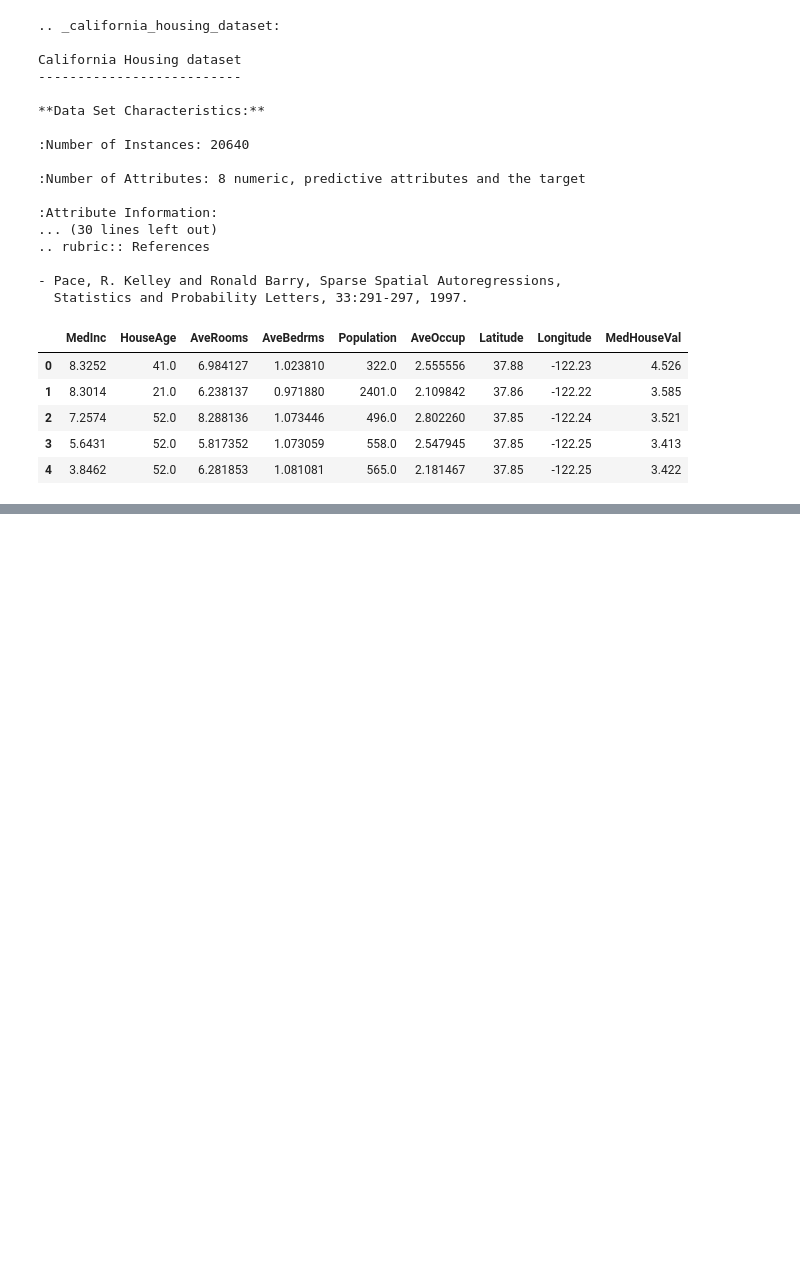
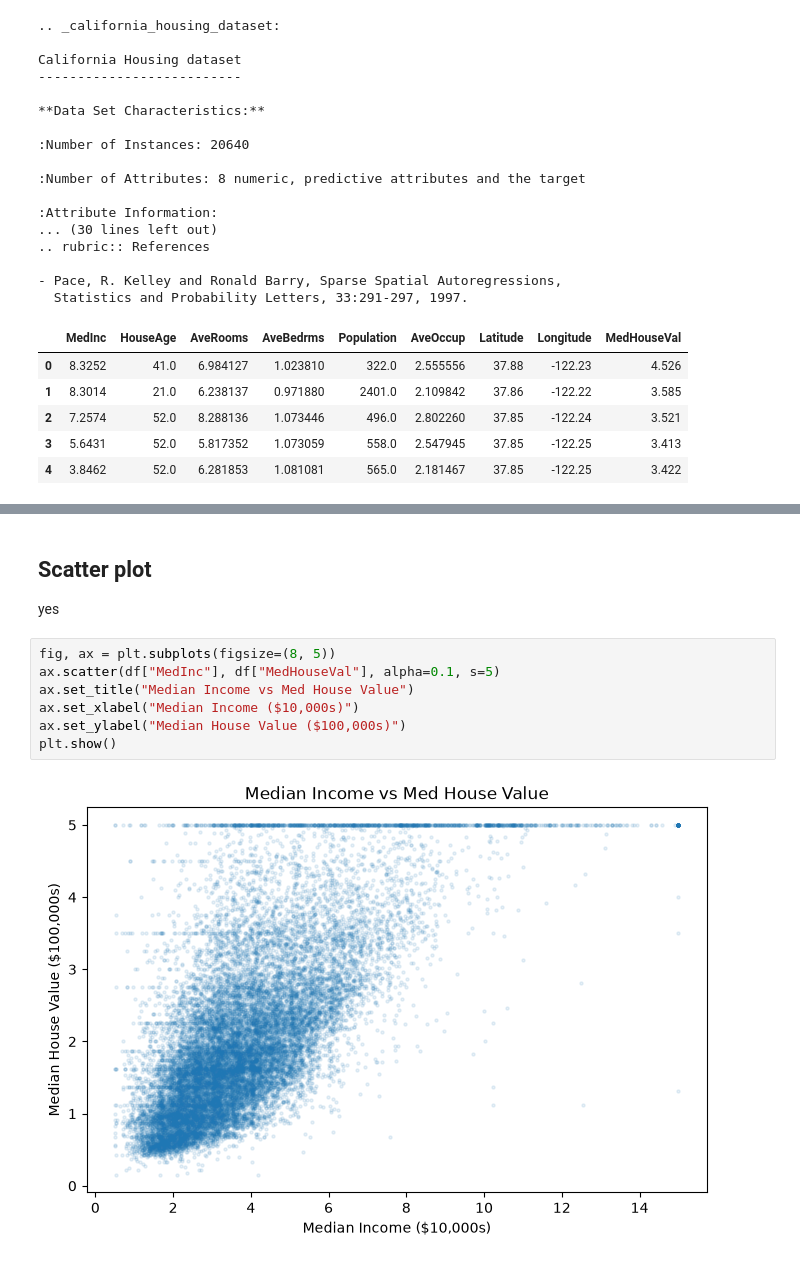
Before and after one commit to Sajoy2129/house-prices, a Jupyter notebook: explore.ipynb, the cells around one changed output, grey strips where cells are left out. Cells and saved outputs as stored; diff of their text form; blank space fills up the shorter version.

```diff
--- a/explore.ipynb
+++ b/explore.ipynb
@@ -54,0 +155,12 @@ California Housing dataset
+# %% [markdown]
+## Scatter plot
+yes
+# %%
+fig, ax = plt.subplots(figsize=(8, 5))
+ax.scatter(df["MedInc"], df["MedHouseVal"], alpha=0.1, s=5)
+ax.set_title("Median Income vs Med House Value")
+ax.set_xlabel("Median Income ($10,000s)")
+ax.set_ylabel("Median House Value ($100,000s)")
+plt.show()
+# %% [output]
+[figure, added]
```
Also changed, not shown: parts of 9 cells of this notebook.
